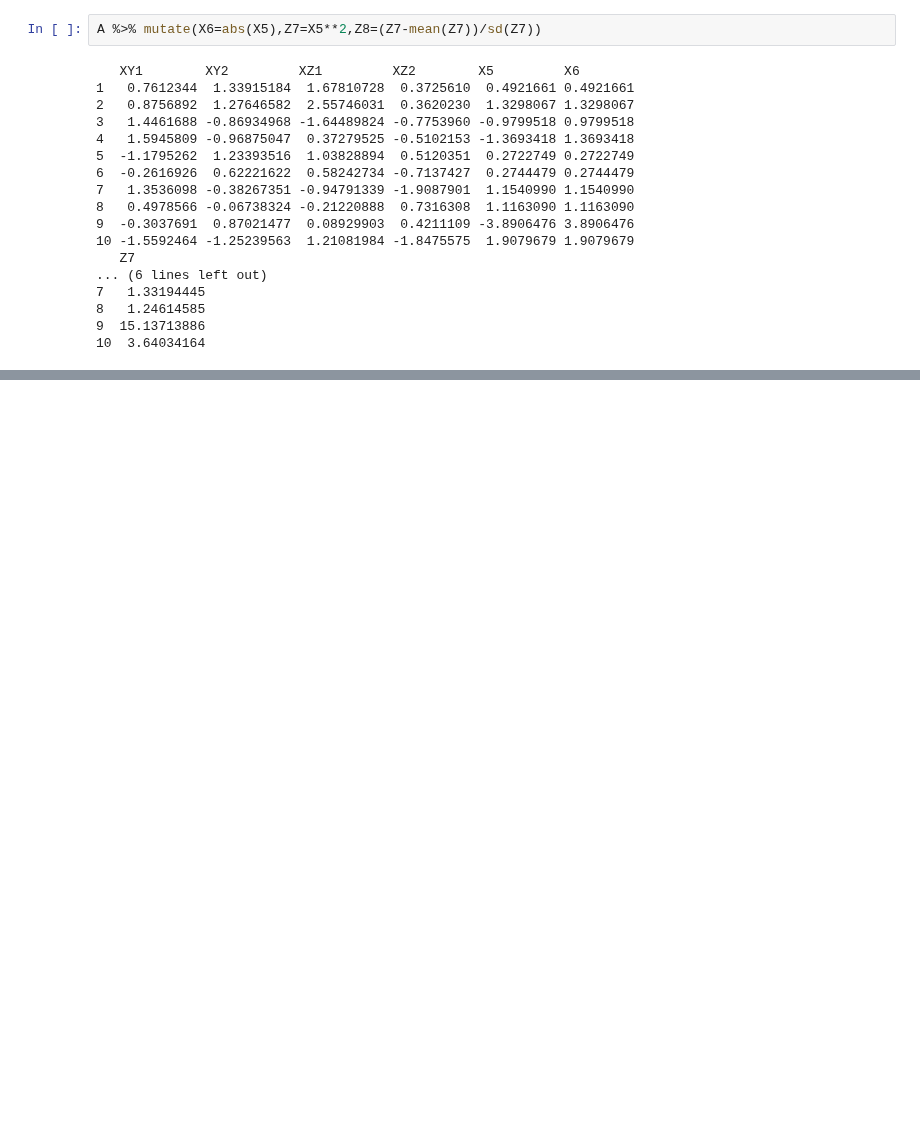
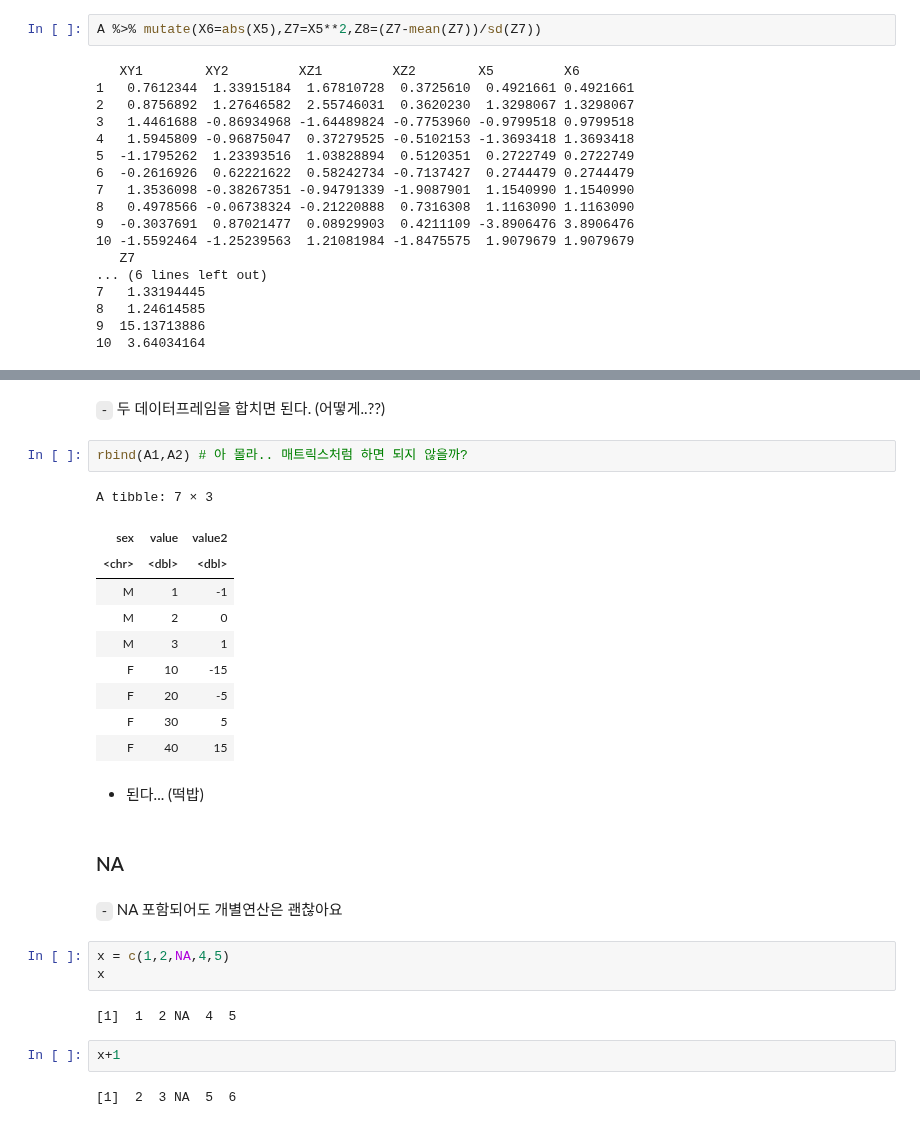
Before and after one commit to guebin/2021IR, a Jupyter notebook: _notebooks/2021-11-30-(12주차) 11월30일.ipynb, the cells around one changed output, grey strips where cells are left out. Saved outputs shown, nothing was run; the diff lists cells and outputs as text; blank space fills up the shorter version.

```diff
--- a/_notebooks/2021-11-30-(12주차) 11월30일.ipynb
+++ b/_notebooks/2021-11-30-(12주차) 11월30일.ipynb
@@ -533,0 +674,30 @@ A %>% mutate(X6=abs(X5),Z7=X5**2,Z8=(Z7-mean(Z7))/sd(Z7))
+# %% [markdown]
+`-` 두 데이터프레임을 합치면 된다. (어떻게..??)
+# %%
+rbind(A1,A2) # 아 몰라.. 매트릭스처럼 하면 되지 않을까?
+# %% [output]
+A tibble: 7 × 3
+| sex | value | value2 |
+| <chr> | <dbl> | <dbl> |
+| M | 1 | -1 |
+| M | 2 | 0 |
+| M | 3 | 1 |
+| F | 10 | -15 |
+| F | 20 | -5 |
+| F | 30 | 5 |
+| F | 40 | 15 |
+# %% [markdown]
+- 된다... (떡밥)
+# %% [markdown]
+### NA
+# %% [markdown]
+`-` NA 포함되어도 개별연산은 괜찮아요
+# %%
+x = c(1,2,NA,4,5)
+x
+# %% [output]
+[1]  1  2 NA  4  5
+# %%
+x+1
+# %% [output]
+[1]  2  3 NA  5  6
```
Also changed, not shown: parts of 51 cells of this notebook, 1 other file.
